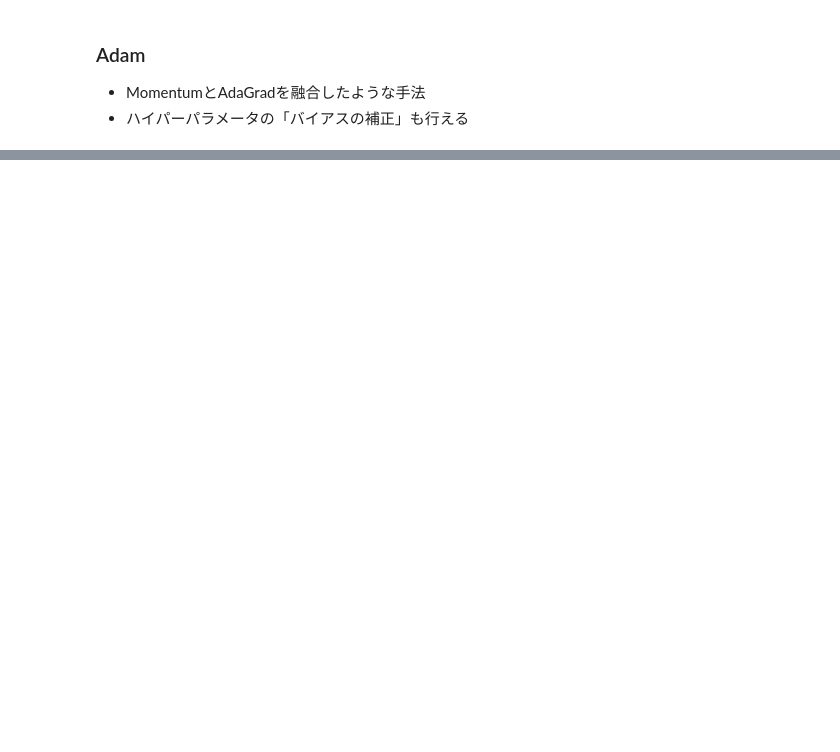
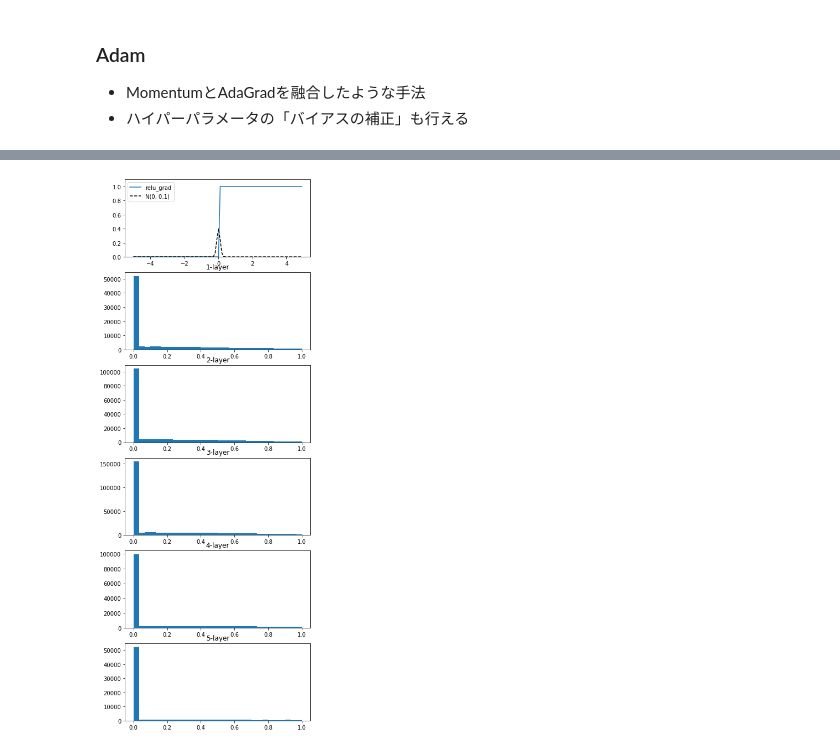
Before and after one commit to Rei-O/DL-from-scratch-in-KV, a Jupyter notebook: deep-learning-from-scratch-master/ch06/note/ch06_note.ipynb, the cells around one changed output, grey strips where cells are left out. Saved outputs shown, nothing was run; the diff lists cells and outputs as text; code cells hidden in the pictures; blank space fills up the shorter version.

```diff
--- a/deep-learning-from-scratch-master/ch06/note/ch06_note.ipynb
+++ b/deep-learning-from-scratch-master/ch06/note/ch06_note.ipynb
@@ -24,0 +240,74 @@ ERROR: No matching distribution found for mpl_toolkits
+# %%
+###############################################
+# アクティベーション（活性化関数後の出力値）分布 #
+# パターン4:Heの初期値                         #
+###############################################
+
+import sys, os
+from pathlib import Path
+sys.path.append(os.path.join(os.path.join(Path().resolve(), '..'), '..'))  # 親ディレクトリの親ディレクトリのファイルをインポートするための設定
+import numpy as np
+import math
+from matplotlib import pyplot as plt
+from common.presentation.functions import relu, relu_grad
+import common.presentation.debug as debug
+
+debug.isDebugMode = False
+
+std  = 0.1                                 # 標準偏差
+x = np.random.randn(1000, 100)              # 1000*100のndarrayを生成(100次元のデータを1000個生成)
+debug.debugprt(x.shape, "x.shape")
+node_num = np.array([100,200,300,200,100])  # 各中間層のノード数
+hidden_layer_size = 5                       # 中間層の数
+activations = {}                            # アクティベーションを格納
+w = {}
+
+######################### フォワード #########################
+for i in range(hidden_layer_size):
+    if i == 0:
+        # 比較用
+        # w = np.random.randn(x.shape[1], node_num[i]) * std  # 標準偏差固定
+        # w = np.random.randn(x.shape[1], node_num[i]) / np.sqrt(x.shape[0])  # Xavierの初期値:前層のノード数の平方根で除する
+        # 正規分布N(0, 2/np.sqrt(x.shape[0]))に従う重みを生成
+        w = np.random.randn(x.shape[1], node_num[i]) * (2 / np.sqrt(x.shape[0]))  # Heの初期値:前層のノード数の平方根で除する
+    else:
+        # 2層目以降は前層のアクティベーションを取得
+        x = activations[i-1]
+        # 比較用
+        # w = np.random.randn(node_num[i-1], node_num[i]) * (2 / np.sqrt(node_num[i]))  # 標準偏差固定
+        # w = np.random.randn(node_num[i-1], node_num[i])  / np.sqrt(node_num[i])  # Xavierの初期値:前層のノード数の平方根で除する
+        # 正規分布N(0, 2/np.sqrt(node_num[i]))に従う重みを生成
+        w = np.random.randn(node_num[i-1], node_num[i]) * (2 / np.sqrt(node_num[i]))  # Heの初期値:前層のノード数の平方根で除する
+
+    # 重み付き線形和を計算
+    z = np.dot(x, w)
+    # アクティベーションを計算
+    a = relu(z)
+    # アクティベーションを格納
+    activations[i] = a
+
+##################### ↓↓↓ グラフ描画 ↓↓↓ ######################
+
+################# シグモイド関数と初期値の分布 #################
+plt.figure(figsize=(6,3*(1+len(activations))))
+
+def normal(x, mu=0, std=1):
+    return np.exp(-(x-mu)**2/(2*std**2)) / np.sqrt(2*np.pi)
+
+x = np.arange(-5.0, 5.0, 0.1)
+y1 = relu_grad(x)
+y2 = normal(x,std=std)
+plt.subplot(1+len(activations), 1, 1)
+plt.plot(x, y1, label='relu_grad')
+plt.plot(x, y2, 'k--', label=f'N(0, {std})')
+plt.legend()
+plt.ylim(0, 1.1)
+
+######################## ヒストグラム ########################
+for i, a in activations.items():
+    plt.subplot(1+len(activations), 1, i+2)
+    plt.title(str(i+1) + "-layer")
+    plt.hist(a.flatten(), 30, range=(0,1))
+plt.show()
+# %% [output]
+[figure, added]
```
Also changed, not shown: parts of 12 cells of this notebook, 7 other files.
